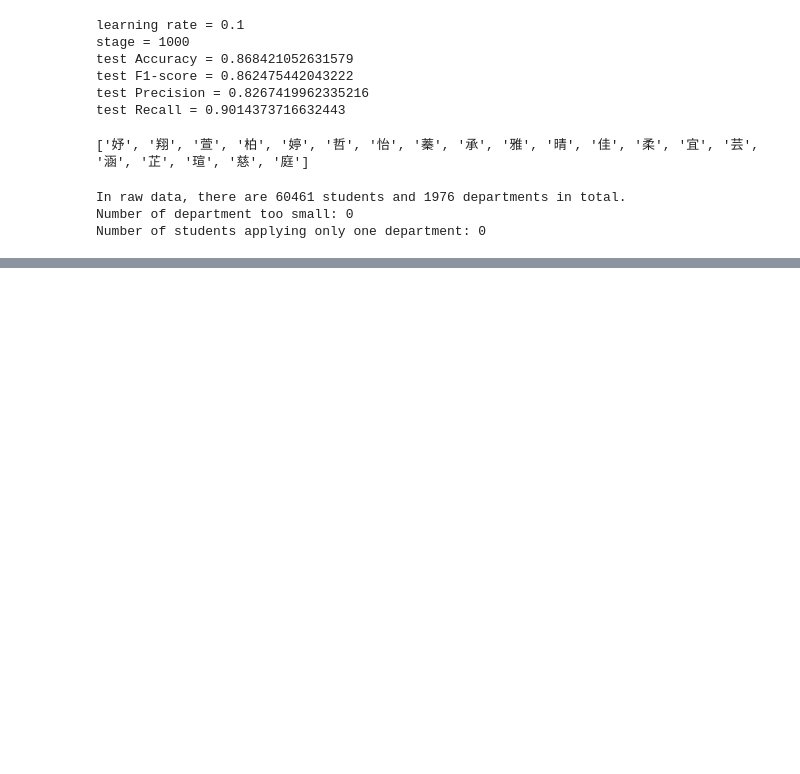
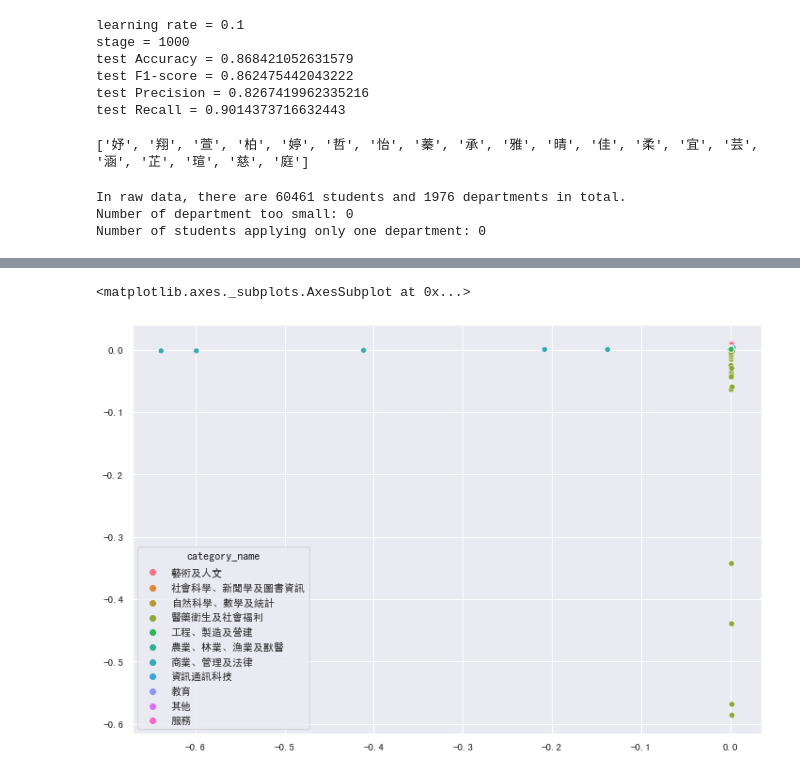
Before and after one commit to kevin-0211/Statistical-Learning, a Jupyter notebook: hw3/B07902034_Hw3.ipynb, the cells around one changed output, grey strips where cells are left out. Saved outputs shown, nothing was run; the diff lists cells and outputs as text; code cells hidden in the pictures; blank space fills up the shorter version.

```diff
--- a/hw3/B07902034_Hw3.ipynb
+++ b/hw3/B07902034_Hw3.ipynb
@@ -457,0 +451,9 @@ g.fig.set_size_inches(15,15)
+# %%
+from sklearn.manifold import LocallyLinearEmbedding
+# 20 neighbor
+lle_20 = LocallyLinearEmbedding(n_components=2,n_neighbors=20)
+x_lle_20 = lle_20.fit_transform(dep_stu2)
+sns.scatterplot(x=x_lle_20[:,0], y=x_lle_20[:,1], hue=colname_df['category_name'])
+# %% [output]
+<matplotlib.axes._subplots.AxesSubplot at 0x...>
+[figure, added]
```
Also changed, not shown: parts of 10 cells of this notebook.
